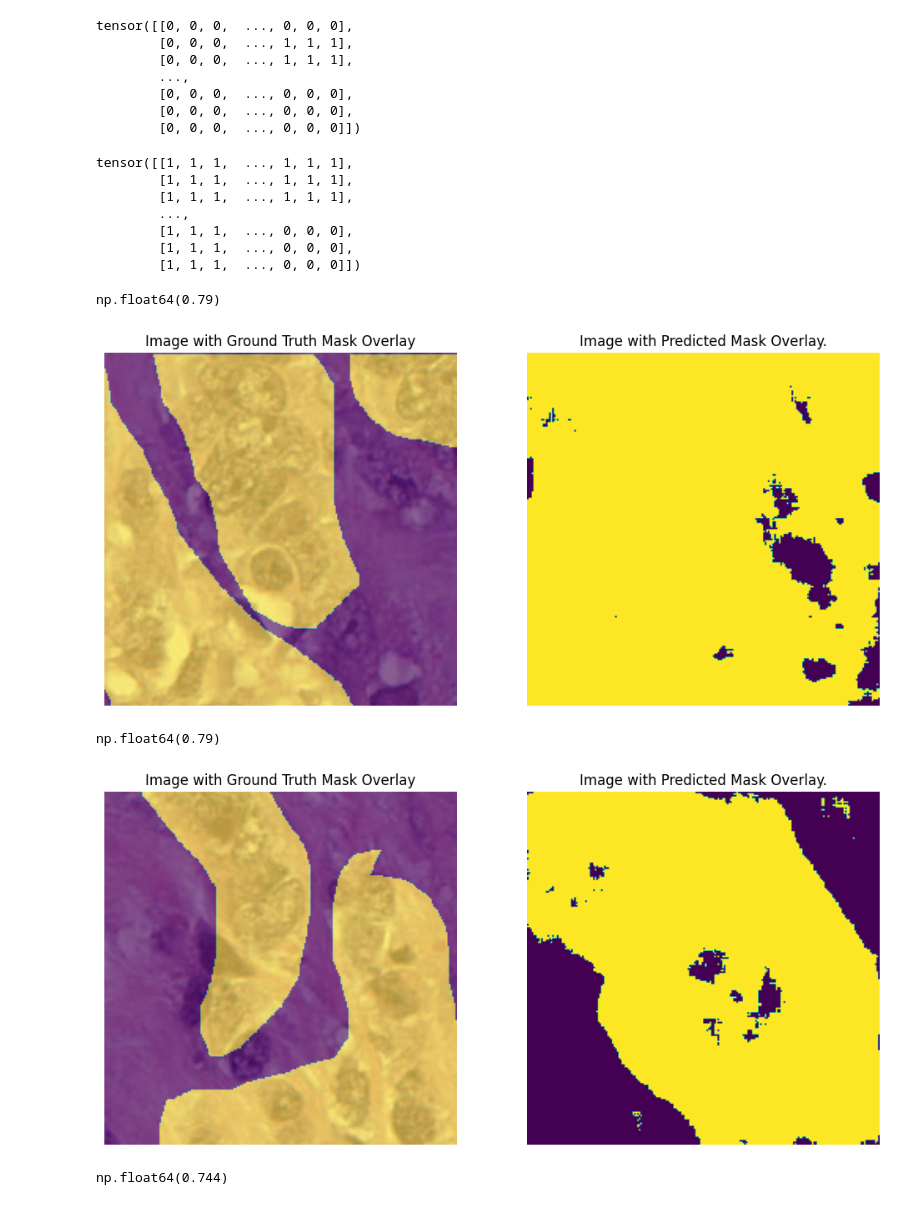
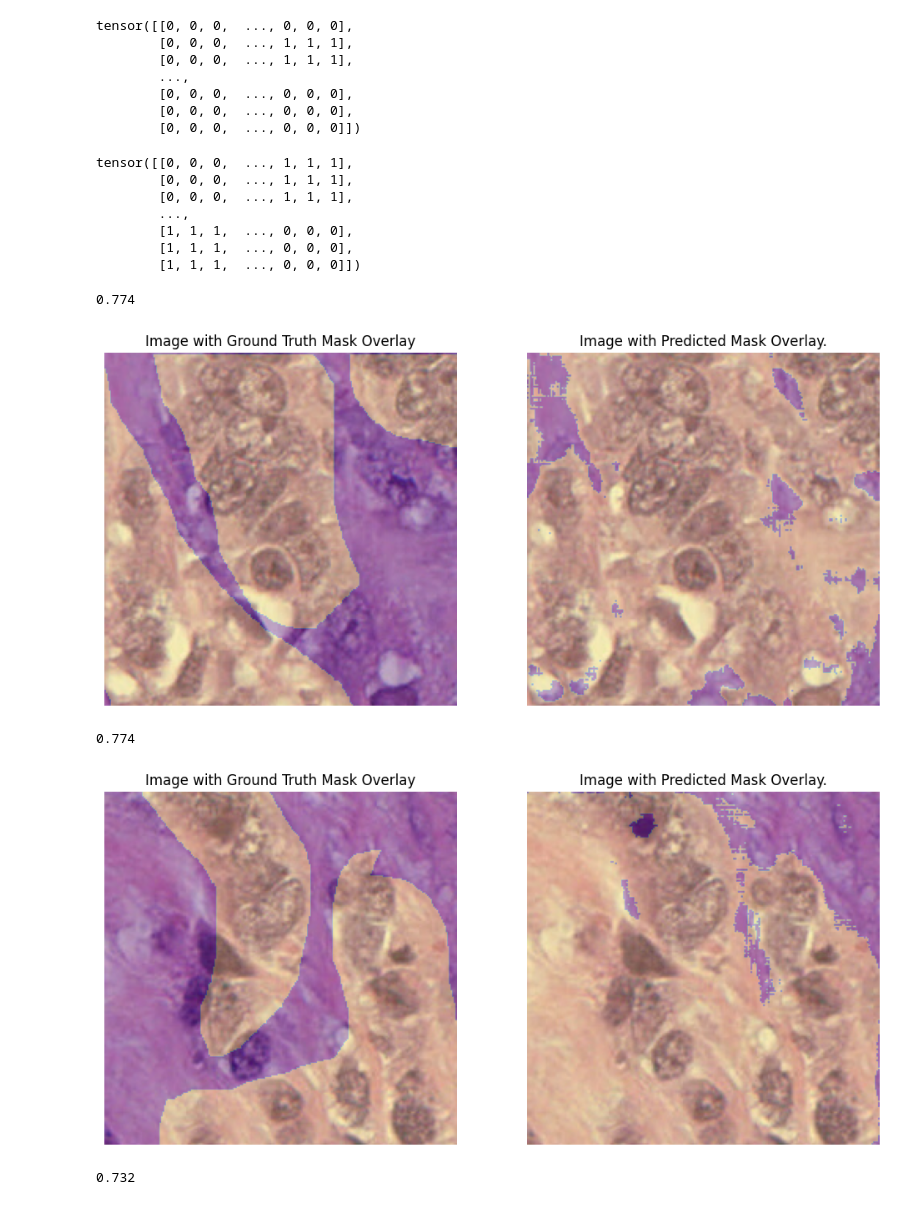
Before and after one commit to PiyushBhadauriya26/Semantic_Segmentation, a Jupyter notebook: Notebooks/Untitled.ipynb, the cells around one changed output. Cells and saved outputs as stored; diff of their text form; code cells hidden in the pictures.

```diff
--- a/Notebooks/Untitled.ipynb
+++ b/Notebooks/Untitled.ipynb
@@ -21,8 +21,8 @@ def dice_coef(groundtruth_mask, pred_mask):
     return round(dice, 3) #round up to 3 decimal places
 # %%
 def get_groundtruth_mask(mask_file):
-    gt_mask_path = os.path.join("data/BCSS_small/val_mask/",mask_file)
-    prd_mask_path = os.path.join("data/BCSS_small/segmentation/","seg_"+mask_file)
+    gt_mask_path = os.path.join("../data/BCSS_small/val_mask/",mask_file)
+    prd_mask_path = os.path.join("../data/Results/med_sam-vit_b/",mask_file)
     SIZE=(224, 224)
     _mask_transformer = transforms.Compose([
             transforms.Resize(SIZE),
@@ -35,5 +35,6 @@ def get_groundtruth_mask(mask_file):
     gt_mask = torch.squeeze(mask, 0).long()
     gt_mask_new = (gt_mask == 1).long() # convert to 0/1 mask
     pred = torch.squeeze(pred, 0).long()
-    return gt_mask_new, pred
+    pred_new = (pred == 225).long() # convert to 0/1 mask
+    return gt_mask_new, pred_new
 # %%
@@ -51,9 +52,9 @@ tensor([[0, 0, 0,  ..., 0, 0, 0],
 # %%
 pred
 # %% [output]
-tensor([[1, 1, 1,  ..., 1, 1, 1],
-        [1, 1, 1,  ..., 1, 1, 1],
-        [1, 1, 1,  ..., 1, 1, 1],
+tensor([[0, 0, 0,  ..., 1, 1, 1],
+        [0, 0, 0,  ..., 1, 1, 1],
+        [0, 0, 0,  ..., 1, 1, 1],
         ...,
         [1, 1, 1,  ..., 0, 0, 0],
         [1, 1, 1,  ..., 0, 0, 0],
@@ -64,44 +73,44 @@ tensor([[1, 1, 1,  ..., 1, 1, 1],
 # %%
 dice_coef(gt_mask, pred)
 # %% [output]
-np.float64(0.79)
+0.774
 # %%
 def plot_img(image_file, mask=None, pred=None):
-    image_path = os.path.join("data/BCSS_small/val/",image_file)
+    image_path = os.path.join("../data/BCSS_small/images/",image_file)
     image = cv2.imread(image_path)
     image = cv2.cvtColor(image, cv2.COLOR_BGR2RGB)
 
     if mask is None :
         mask,pred = get_groundtruth_mask(image_file)
     dice_coff = dice_coef(mask, pred)
 
     mask_np = mask.squeeze().numpy()  # Remove channel dimension and convert to numpy array
     pred_np = pred.squeeze().numpy()
     plt.figure(figsize=(12, 6))
 
     # Plot GT mask
     plt.subplot(1, 2, 1)
     plt.imshow(image)
-    plt.imshow(mask_np, alpha=0.6)
+    plt.imshow(mask_np, alpha=0.3)
     plt.title('Image with Ground Truth Mask Overlay')
     plt.axis('off')
 
     # Plot image with mask overlay
     plt.subplot(1, 2, 2)
-#    plt.imshow(image)
-    plt.imshow(pred_np, alpha=1)  # Alpha controls the transparency
+    plt.imshow(image)
+    plt.imshow(pred_np, alpha=0.3)  # Alpha controls the transparency
     plt.title('Image with Predicted Mask Overlay.')
     plt.axis('off')
 
     plt.show()
     return dice_coff
 plot_img("TCGA-A1-A0SK-DX1_xmin45749_ymin25055_MPP-0_0_2016_size224.png")
 # %% [output]
-[figure, old version]
+[figure, new version]
-np.float64(0.79)
+0.774
 # %%
 plot_img("TCGA-A1-A0SK-DX1_xmin45749_ymin25055_MPP-0_1344_2464_size224.png")
 # %% [output]
-[figure, old version]
+[figure, new version]
-np.float64(0.744)
+0.732
 # %%
```
Also changed, not shown: parts of 9 cells of this notebook, 4 other files.
